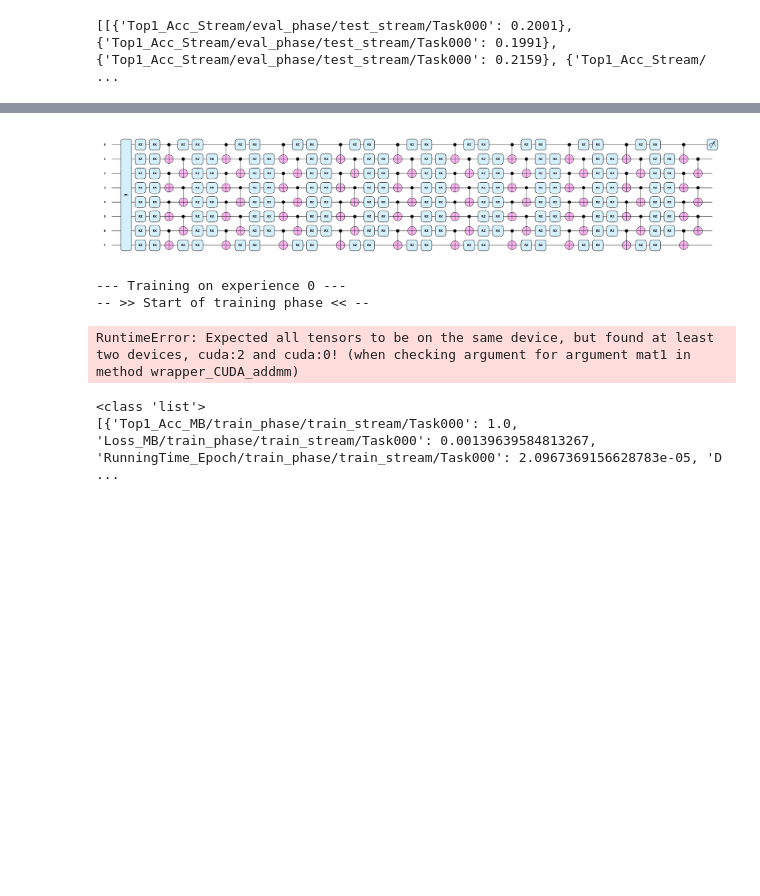
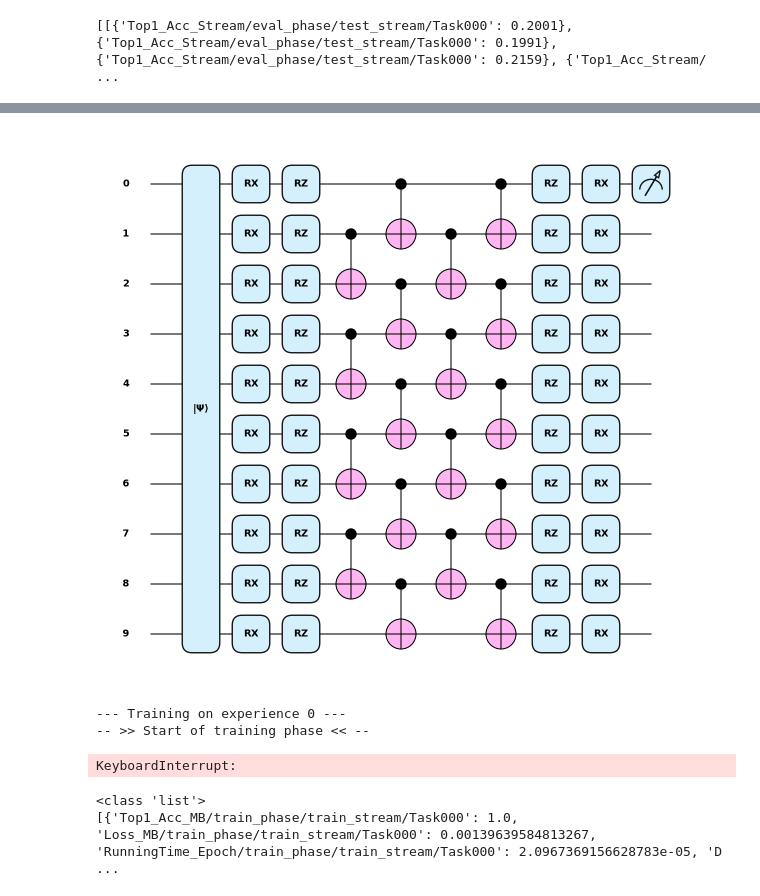
Before and after one commit to yzy1997/quantum_cl, a Jupyter notebook: benchmarks/er_based_qcl.ipynb, the cells around one changed output, grey strips where cells are left out. Cells and saved outputs as stored; diff of their text form; code cells hidden in the pictures; blank space fills up the shorter version.

```diff
--- a/benchmarks/er_based_qcl.ipynb
+++ b/benchmarks/er_based_qcl.ipynb
@@ -167,9 +172,9 @@ import os
 # -----------------------------
 # 1. Quantum Circuit Definition (Multi-layer)
 # -----------------------------
-n_qubits = 8
-input_dim = 784  # 28 x 28 MNIST
-n_layers = 10  # ✅ Now actually used
+n_qubits = 10
+input_dim = 2**n_qubits  # 28 x 28 MNIST
+n_layers = 1  # ✅ Now actually used
 dev = qml.device("lightning.qubit", wires=n_qubits)
 
 def quantum_circuit(inputs, weights):
@@ -180,14 +185,21 @@ def quantum_circuit(inputs, weights):
     # weights: [n_layers, n_qubits, 2]
     for layer in range(n_layers):
         for i in range(n_qubits):
+            qml.RX(weights[layer, i, 1], wires=i)
             qml.RZ(weights[layer, i, 0], wires=i)
-            qml.RX(weights[layer, i, 1], wires=i)
 
         # Entanglement layer (odd-even alternating)
+        for i in range(1, n_qubits - 1, 2):
+            qml.CNOT(wires=[i, i + 1])
         for i in range(0, n_qubits - 1, 2):
             qml.CNOT(wires=[i, i + 1])
         for i in range(1, n_qubits - 1, 2):
             qml.CNOT(wires=[i, i + 1])
+        for i in range(0, n_qubits - 1, 2):
+            qml.CNOT(wires=[i, i + 1])
+        for i in range(n_qubits):
+            qml.RZ(weights[layer, i, 0], wires=i)
+            qml.RX(weights[layer, i, 1], wires=i)
 
     return qml.expval(qml.PauliZ(0))
 
@@ -199,45 +211,52 @@ inputs = torch.randn(2 ** n_qubits)
 weights = torch.randn(n_layers, n_qubits, 2)
 
 # 绘制电路
 fig, ax = qml.draw_mpl(quantum_circuit)(inputs, weights)
 plt.show()
 
 # -----------------------------
 # 2. TorchLayer + PyTorch Model
 # -----------------------------
 weight_shapes = {"weights": (n_layers, n_qubits, 2)}
 qnode = qml.QNode(quantum_circuit, dev, interface="torch")
 qlayer = TorchLayer(qnode, weight_shapes)
 with torch.no_grad():
     qlayer.weights.data = qlayer.weights.data * 0.1
 
 class QuantumClassifier(nn.Module):
     def __init__(self):
         super().__init__()
         self.q_layer = qlayer
         self.output = nn.Linear(1, 10)
 
     def forward(self, x):
         x = torch.nan_to_num(x, nan=0.0, posinf=1.0, neginf=-1.0)
         # 添加epsilon并确保归一化维度正确
         x = F.normalize(x + 1e-8, p=2, dim=1)  # 注意dim=1（batch维度）
         x = self.q_layer(x)
         x = x.unsqueeze(1)  # 确保输出形状匹配
         x = self.output(x)
         return F.log_softmax(x, dim=1)
 # %% [output]
-[figure, old version]
+[figure, new version]
 # %%
 # -----------------------------
 # 3. Data Transform (Only 8 pixels used)
 # -----------------------------
+def adjust_dimension(x):
+    current_dim = x.shape[0]
+    if current_dim < input_dim:
+        # 填充0到1024维
+        return F.pad(x, (0, input_dim - current_dim))
+    elif current_dim > input_dim:
+        # 截断到1024维
+        return x[:input_dim]
+    return x
+
 transform = transforms.Compose([
-    transforms.Lambda(lambda x: x.view(-1)),  # 展平为784
-    # 修正：当原维度>256时截断，否则填充（原逻辑错误）
-    transforms.Lambda(lambda x: x[:256] if x.shape[0] > 256 else F.pad(x, (0, 256 - x.shape[0]))),
+    transforms.Lambda(lambda x: x.view(-1)),  # 展平
+    transforms.Lambda(adjust_dimension),      # 调整维度
     transforms.Lambda(lambda x: torch.clamp(x, -1.0, 1.0)),
-    # 添加epsilon防止除零
-    transforms.Lambda(lambda x: F.normalize(x + 1e-8, p=2, dim=0))
 ])
 
 benchmark = SplitMNIST(n_experiences=5, return_task_id=False,
@@ -306,6 +325,6 @@ for experience in benchmark.train_stream:
 # %% [output]
 --- Training on experience 0 ---
 -- >> Start of training phase << --
-RuntimeError: Expected all tensors to be on the same device, but found at least two devices, cuda:2 and cuda:0! (when checking argument for argument mat1 in method wrapper_CUDA_addmm)
+KeyboardInterrupt:
 # %%
 # Define the file path
```
Also changed, not shown: parts of 2 cells of this notebook, 11 other files.
